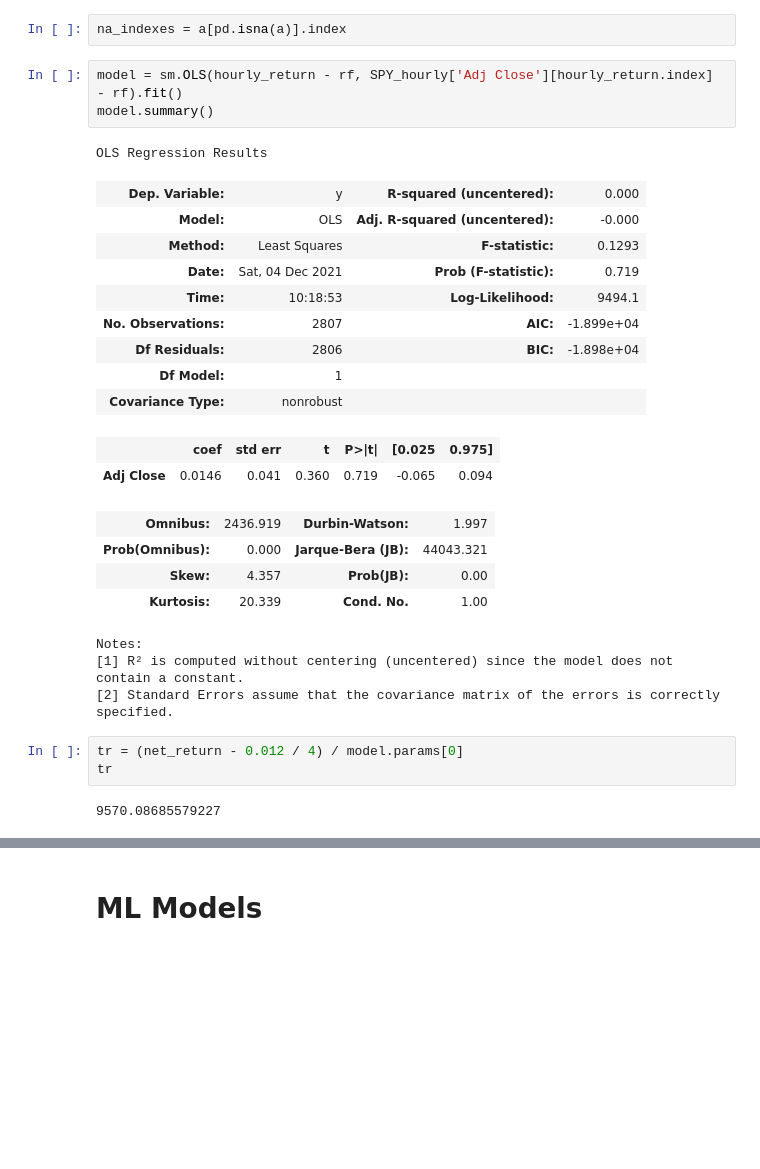
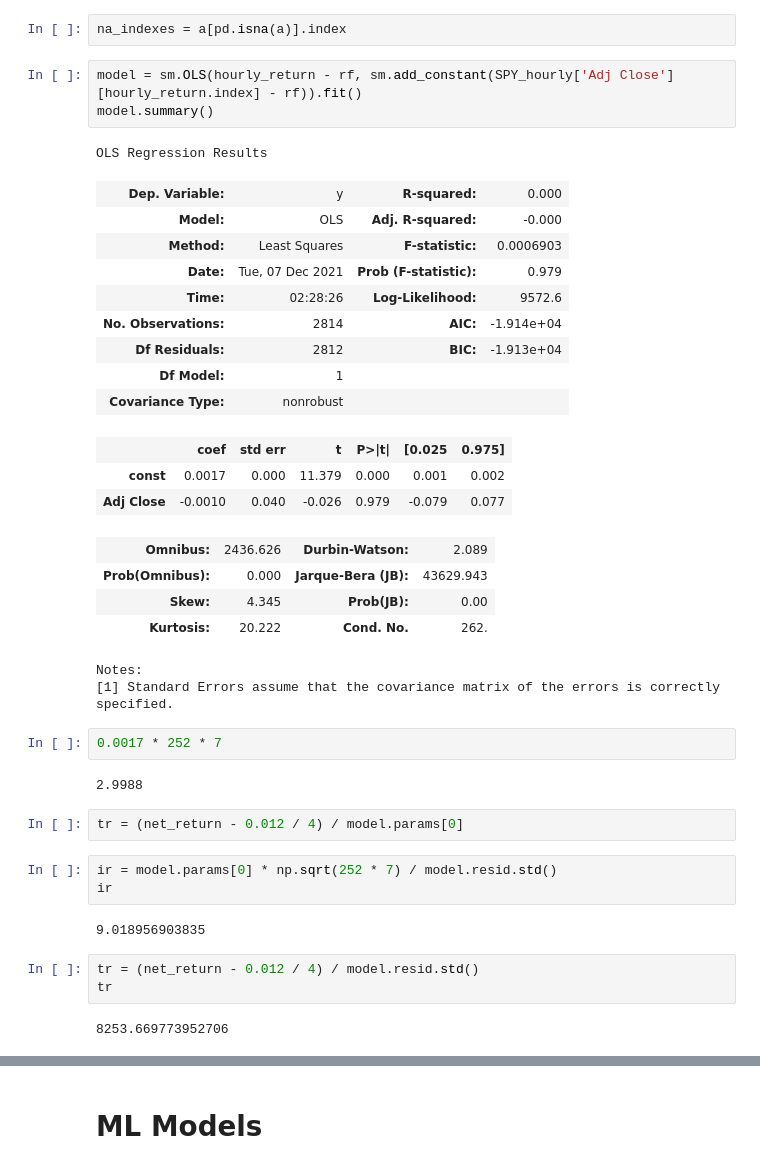
Before and after one commit to BoyangDong/algo_trading_sp500, a Jupyter notebook: Final_Strategy.ipynb, the cells around one changed output, grey strips where cells are left out. Cells and saved outputs as stored; diff of their text form; blank space fills up the shorter version.

```diff
--- a/Final_Strategy.ipynb
+++ b/Final_Strategy.ipynb
@@ -256,33 +388,44 @@ a = SPY_hourly['Adj Close'][hourly_return.index]
 # %%
 na_indexes = a[pd.isna(a)].index
 # %%
-model = sm.OLS(hourly_return - rf, SPY_hourly['Adj Close'][hourly_return.index] - rf).fit()
+model = sm.OLS(hourly_return - rf, sm.add_constant(SPY_hourly['Adj Close'][hourly_return.index] - rf)).fit()
 model.summary()
 # %% [output]
 OLS Regression Results
-| Dep. Variable: | y | R-squared (uncentered): | 0.000 |
-| Model: | OLS | Adj. R-squared (uncentered): | -0.000 |
-| Method: | Least Squares | F-statistic: | 0.1293 |
-| Date: | Sat, 04 Dec 2021 | Prob (F-statistic): | 0.719 |
-| Time: | 10:18:53 | Log-Likelihood: | 9494.1 |
-| No. Observations: | 2807 | AIC: | -1.899e+04 |
-| Df Residuals: | 2806 | BIC: | -1.898e+04 |
+| Dep. Variable: | y | R-squared: | 0.000 |
+| Model: | OLS | Adj. R-squared: | -0.000 |
+| Method: | Least Squares | F-statistic: | 0.0006903 |
+| Date: | Tue, 07 Dec 2021 | Prob (F-statistic): | 0.979 |
+| Time: | 02:28:26 | Log-Likelihood: | 9572.6 |
+| No. Observations: | 2814 | AIC: | -1.914e+04 |
+| Df Residuals: | 2812 | BIC: | -1.913e+04 |
 | Df Model: | 1 |  |  |
 | Covariance Type: | nonrobust |  |  |
 |  | coef | std err | t | P>|t| | [0.025 | 0.975] |
-| Adj Close | 0.0146 | 0.041 | 0.360 | 0.719 | -0.065 | 0.094 |
+| const | 0.0017 | 0.000 | 11.379 | 0.000 | 0.001 | 0.002 |
+| Adj Close | -0.0010 | 0.040 | -0.026 | 0.979 | -0.079 | 0.077 |
-| Omnibus: | 2436.919 | Durbin-Watson: | 1.997 |
-| Prob(Omnibus): | 0.000 | Jarque-Bera (JB): | 44043.321 |
-| Skew: | 4.357 | Prob(JB): | 0.00 |
-| Kurtosis: | 20.339 | Cond. No. | 1.00 |
+| Omnibus: | 2436.626 | Durbin-Watson: | 2.089 |
+| Prob(Omnibus): | 0.000 | Jarque-Bera (JB): | 43629.943 |
+| Skew: | 4.345 | Prob(JB): | 0.00 |
+| Kurtosis: | 20.222 | Cond. No. | 262. |
 Notes:
-[1] R² is computed without centering (uncentered) since the model does not contain a constant.
-[2] Standard Errors assume that the covariance matrix of the errors is correctly specified.
+[1] Standard Errors assume that the covariance matrix of the errors is correctly specified.
+# %%
+0.0017 * 252 * 7
+# %% [output]
+2.9988
 # %%
 tr = (net_return - 0.012 / 4) / model.params[0]
-tr
-# %% [output]
-9570.08685579227
+# %%
+ir = model.params[0] * np.sqrt(252 * 7) / model.resid.std()
+ir
+# %% [output]
+9.018956903835
+# %%
+tr = (net_return - 0.012 / 4) / model.resid.std()
+tr
+# %% [output]
+8253.669773952706
 # %%
 stock_df.iloc[-1] / stock_df.iloc[-1].sum()
 # %% [output]
```
Also changed, not shown: parts of 34 cells of this notebook, 7 other files.
